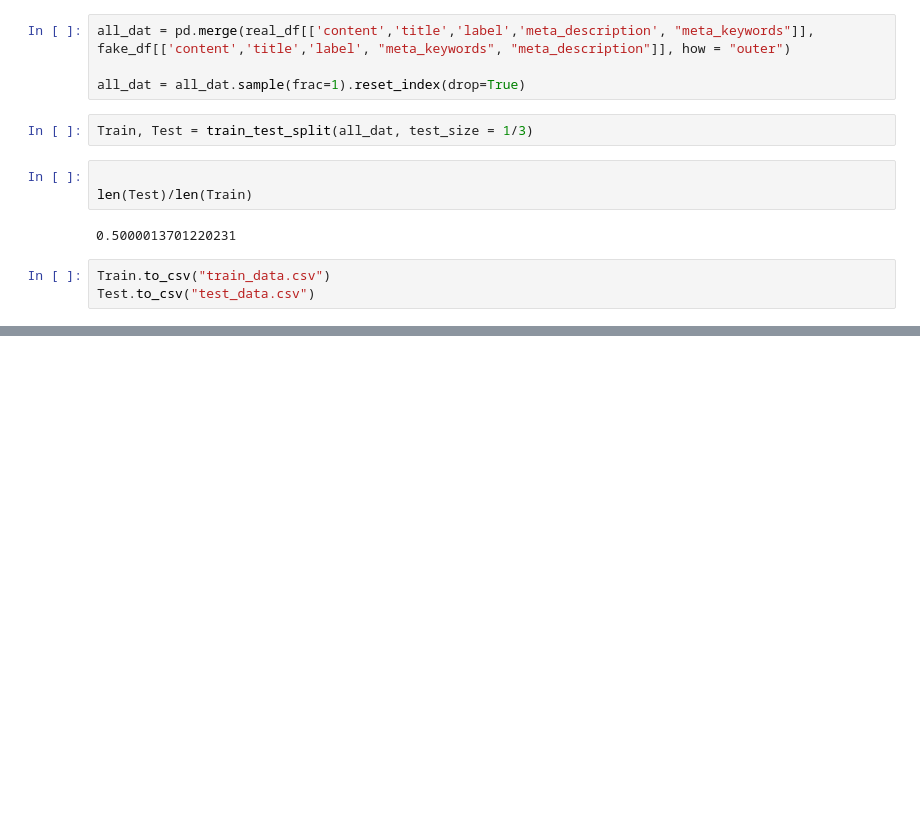
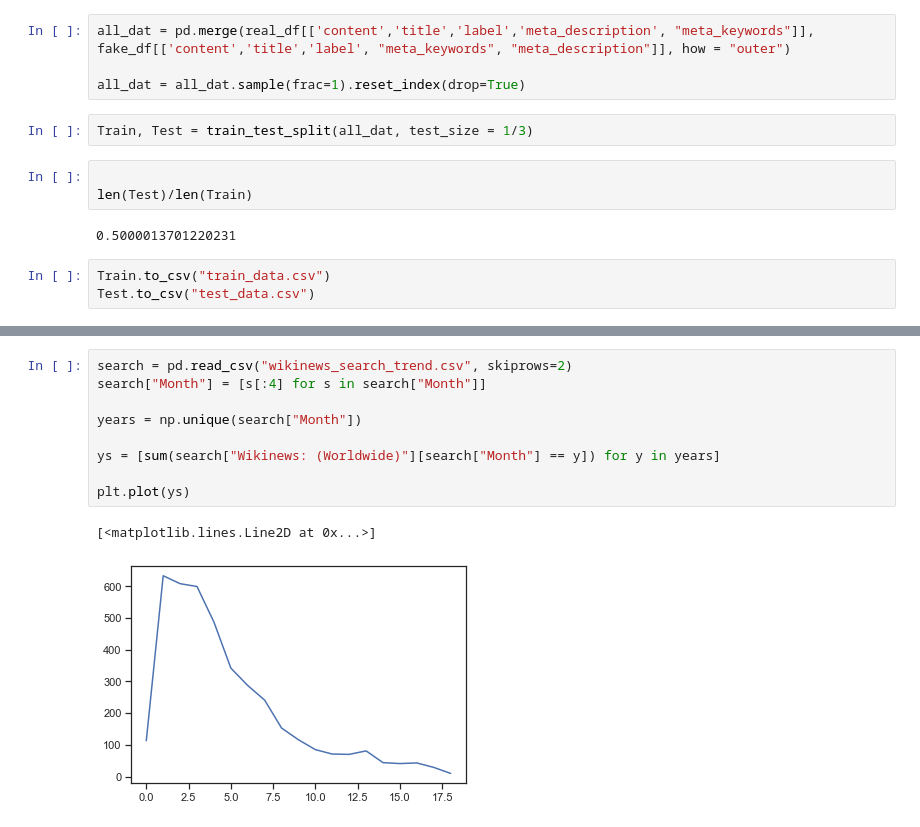
Before and after one commit to JakobSchauser/MLandData, a Jupyter notebook: DataScience/Final Project/final_project_subtask1.ipynb, the cells around one changed output, grey strips where cells are left out. Cells and saved outputs as stored; diff of their text form; blank space fills up the shorter version.

```diff
--- a/DataScience/Final Project/final_project_subtask1.ipynb
+++ b/DataScience/Final Project/final_project_subtask1.ipynb
@@ -64 +154,13 @@ Test.to_csv("test_data.csv")
+# %%
+search = pd.read_csv("wikinews_search_trend.csv", skiprows=2)
+search["Month"] = [s[:4] for s in search["Month"]]
+
+years = np.unique(search["Month"])
+
+ys = [sum(search["Wikinews: (Worldwide)"][search["Month"] == y]) for y in years]
+
+plt.plot(ys)
+# %% [output]
+[<matplotlib.lines.Line2D at 0x...>]
+[figure, added]
 # %%
```
Also changed, not shown: parts of 12 cells of this notebook, 4 other files.
